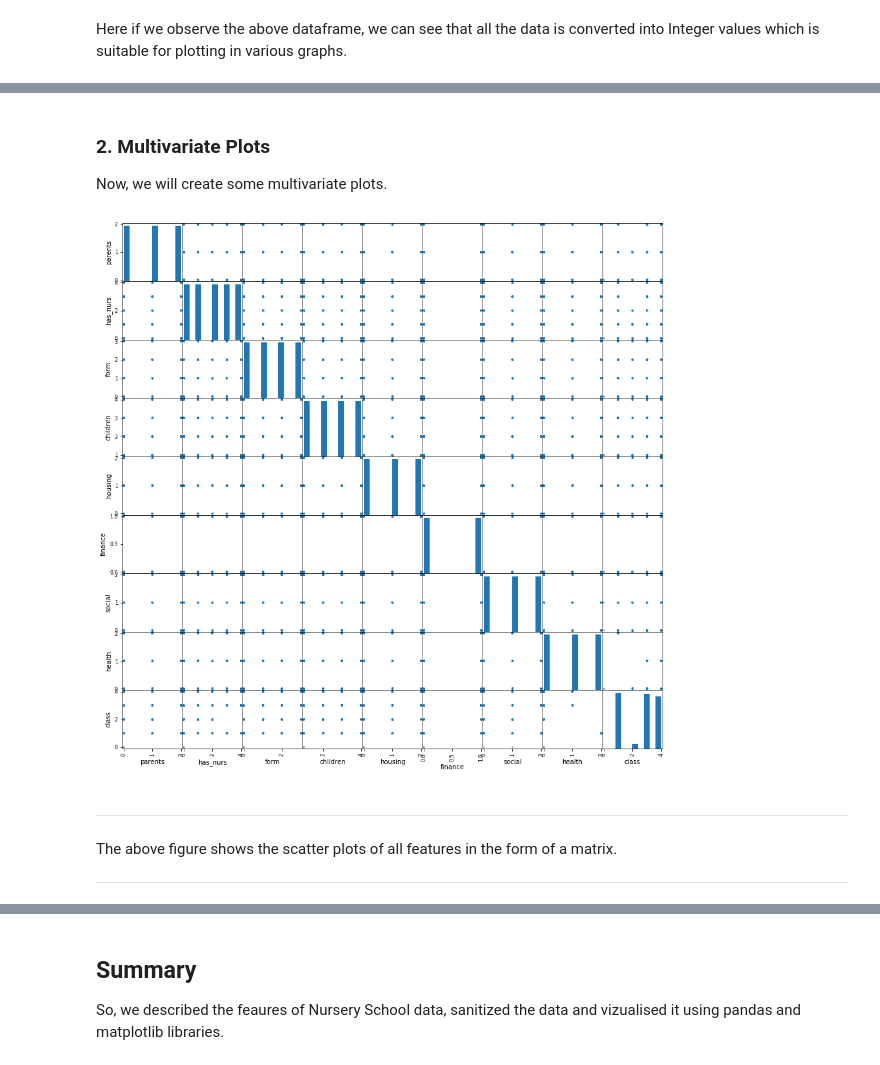
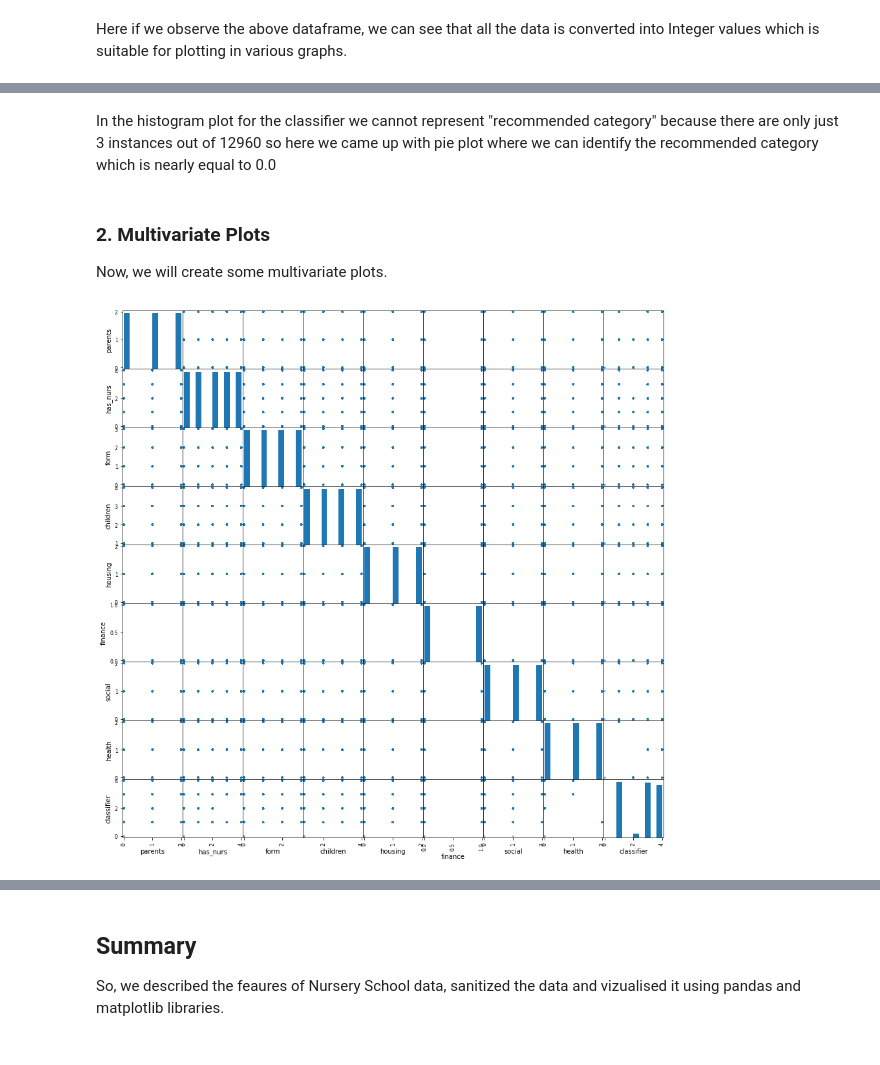
Before and after one commit to SHARANAMRUTHSAI/Machine-Learning-1, a Jupyter notebook: Nursery/Nursery.ipynb, the cells around one changed output, grey strips where cells are left out. Drawn from its saved outputs; the diff is of its cells as text; code cells hidden in the pictures.

```diff
--- a/Nursery/Nursery.ipynb
+++ b/Nursery/Nursery.ipynb
@@ -19,7 +19,7 @@ import matplotlib.pyplot as plt
 # Dataset from - https://archive.ics.uci.edu/ml/datasets/Nursery
 
 df = pandas.read_table('nursery.txt', sep=',', header=None, names=['parents', 'has_nurs', 'form', 'children','housing',
-                                                                   'finance','social','health','class'])
+                                                                   'finance','social','health','classifier'])
 # %% [markdown]
 # Summarizing the Dataset
 # %% [markdown]
@@ -142,7 +142,7 @@ df['housing'] = df.housing.map({'convenient':0, 'less_conv':1, 'critical':2 })
 df['finance'] = df.finance.map({'convenient':0, 'inconv':1 })
 df['social'] = df.social.map({'nonprob':0, 'slightly_prob':1, 'problematic':2 })
 df['health'] = df.health.map({'recommended':0, 'priority':1, 'not_recom':2 })
-df['class'] = df['class'].map({ 'recommend':0,'not_recom':1, 'very_recom':2,'priority':3,'spec_prior':4 })
+df['classifier'] = df['classifier'].map({ 'recommend':0,'not_recom':1, 'very_recom':2,'priority':3,'spec_prior':4 })
 
 
 
@@ -202,3 +204,6 @@ The above figure shows the bar graph of all features.
+# %% [markdown]
+
+In the histogram plot for the classifier we cannot represent "recommended category" because there are only just 3 instances out of 12960 so here we came up with pie plot where we can identify the recommended category which is nearly equal to 0.0
 # %% [markdown]
 ### 2. Multivariate Plots
 
@@ -206,18 +211,12 @@ Now, we will create some multivariate plots.
 # %%
 # This piece of code generates a Matrix form of Scatter Plot.
 
 scatter_matrix(df)
 
-# plt.rcParams['figure.figsize'] = (40, 40)
+plt.rcParams['figure.figsize'] = (40, 40)
 
 # Displays the scatter plot for our dataframe.
 
 plt.show()
 # %% [output]
-[figure, old version]
+[figure, new version]
-# %% [markdown]
-*********
-
-The above figure shows the scatter plots of all features in the form of a matrix.
-
-*********
```
Also changed, not shown: parts of 12 cells of this notebook.
